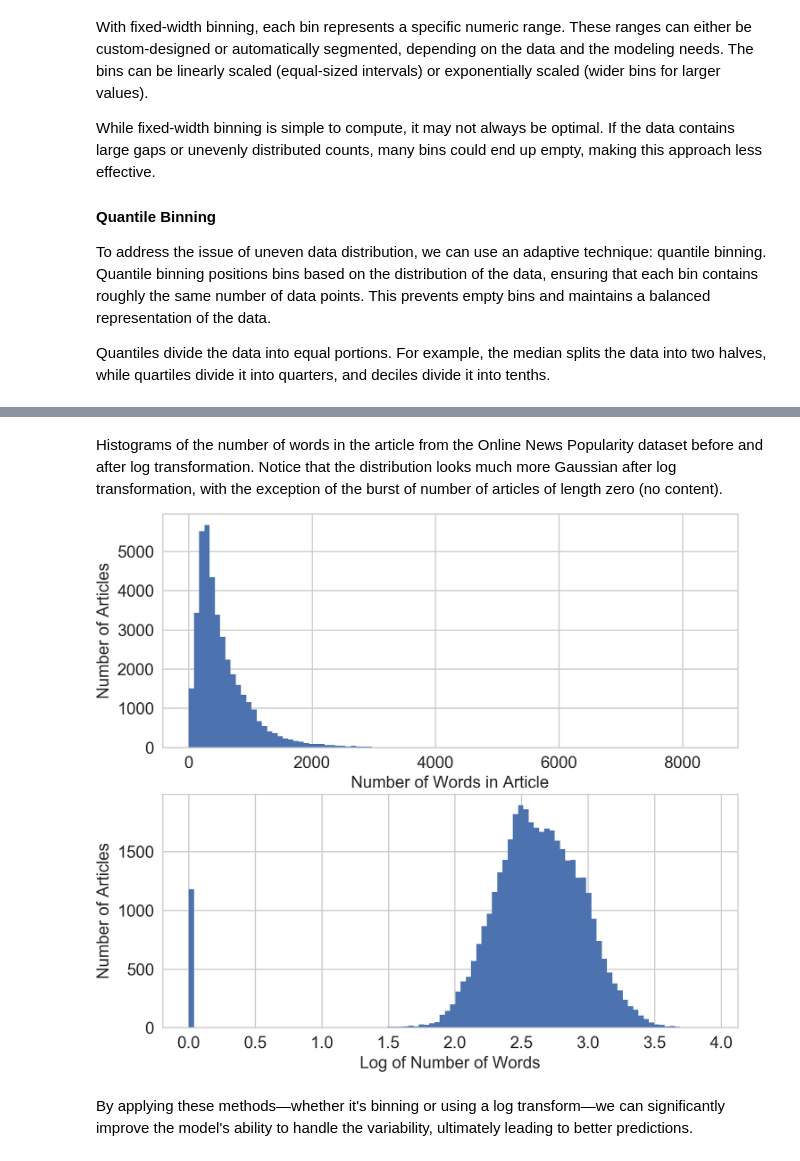
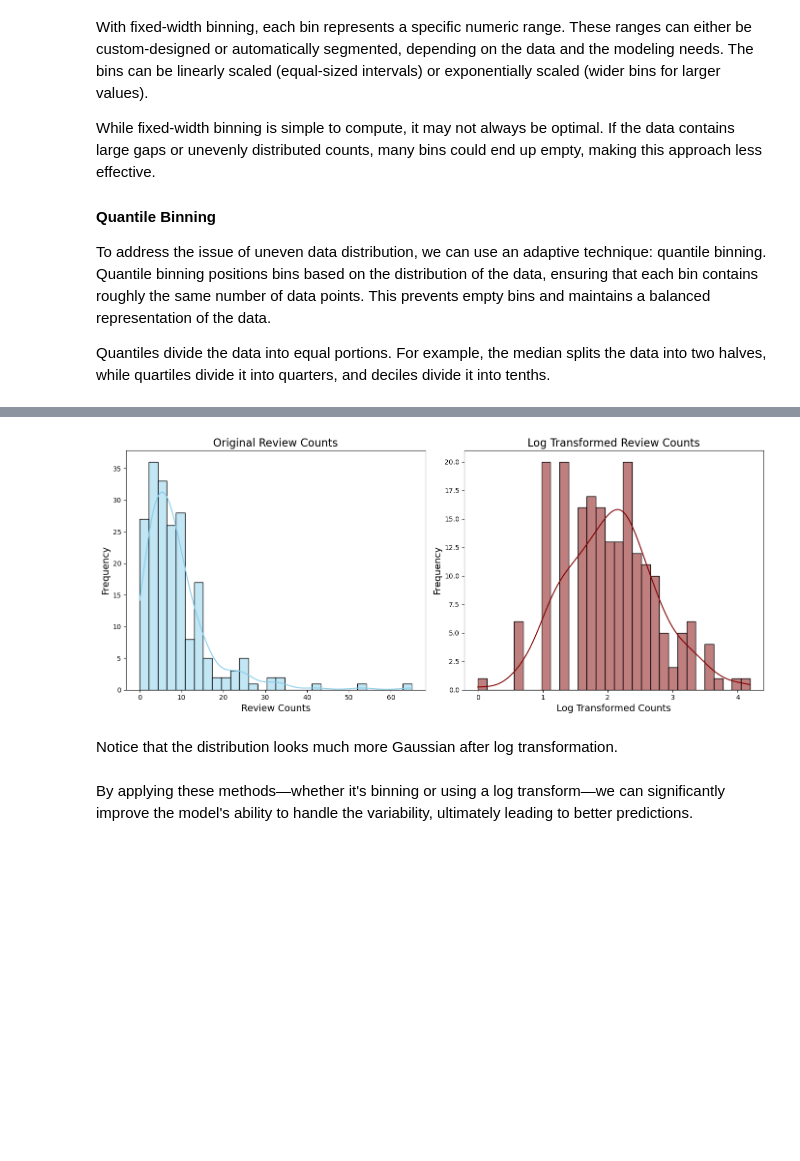
Before and after one commit to bmandracchia/ML4BD, a Jupyter notebook: _sources/chapters/02_basic_feature_engineering.ipynb, the cells around one changed output, grey strips where cells are left out. Drawn from its saved outputs; the diff is of its cells as text; code cells hidden in the pictures; blank space fills up the shorter version.

```diff
--- a/_sources/chapters/02_basic_feature_engineering.ipynb
+++ b/_sources/chapters/02_basic_feature_engineering.ipynb
@@ -63,7 +122,34 @@ Comparison of review counts before (top) and after (bottom) log transformation
-# %% [markdown]
- Histograms of the number of words in the article from the Online News Popularity dataset before and after log transformation.  Notice that the distribution looks much more Gaussian after log transformation, with the exception of the burst of number of articles of length zero (no content).
-
- ![image.png](attachment:image.png)
+# %%
+# Apply log transformation (adding 1 to avoid log(0))
+log_transformed_counts = np.log1p(review_counts)
+
+# Create DataFrames for original and log-transformed data
+original_df = pd.DataFrame({'Review Counts': review_counts})
+log_df = pd.DataFrame({'Log Transformed Counts': log_transformed_counts})
+
+# Plotting the original and log-transformed data side by side
+plt.figure(figsize=(14, 6))
+
+# Original Data Plot
+plt.subplot(1, 2, 1)
+sns.histplot(original_df['Review Counts'], bins=30, color='skyblue', kde=True)
+plt.title('Original Review Counts', fontsize=16)
+plt.xlabel('Review Counts', fontsize=14)
+plt.ylabel('Frequency', fontsize=14)
+
+# Log Transformed Data Plot
+plt.subplot(1, 2, 2)
+sns.histplot(log_df['Log Transformed Counts'], bins=30, color='maroon', kde=True)
+plt.title('Log Transformed Review Counts', fontsize=16)
+plt.xlabel('Log Transformed Counts', fontsize=14)
+plt.ylabel('Frequency', fontsize=14)
+
+plt.tight_layout()
+plt.show()
+# %% [output]
+[figure, added]
+# %% [markdown]
+ Notice that the distribution looks much more Gaussian after log transformation.
 # %% [markdown]
 By applying these methods—whether it's binning or using a log transform—we can significantly improve the model's ability to handle the variability, ultimately leading to better predictions.
 # %% [markdown]
```
Also changed, not shown: parts of 13 cells of this notebook, 8 other files.
